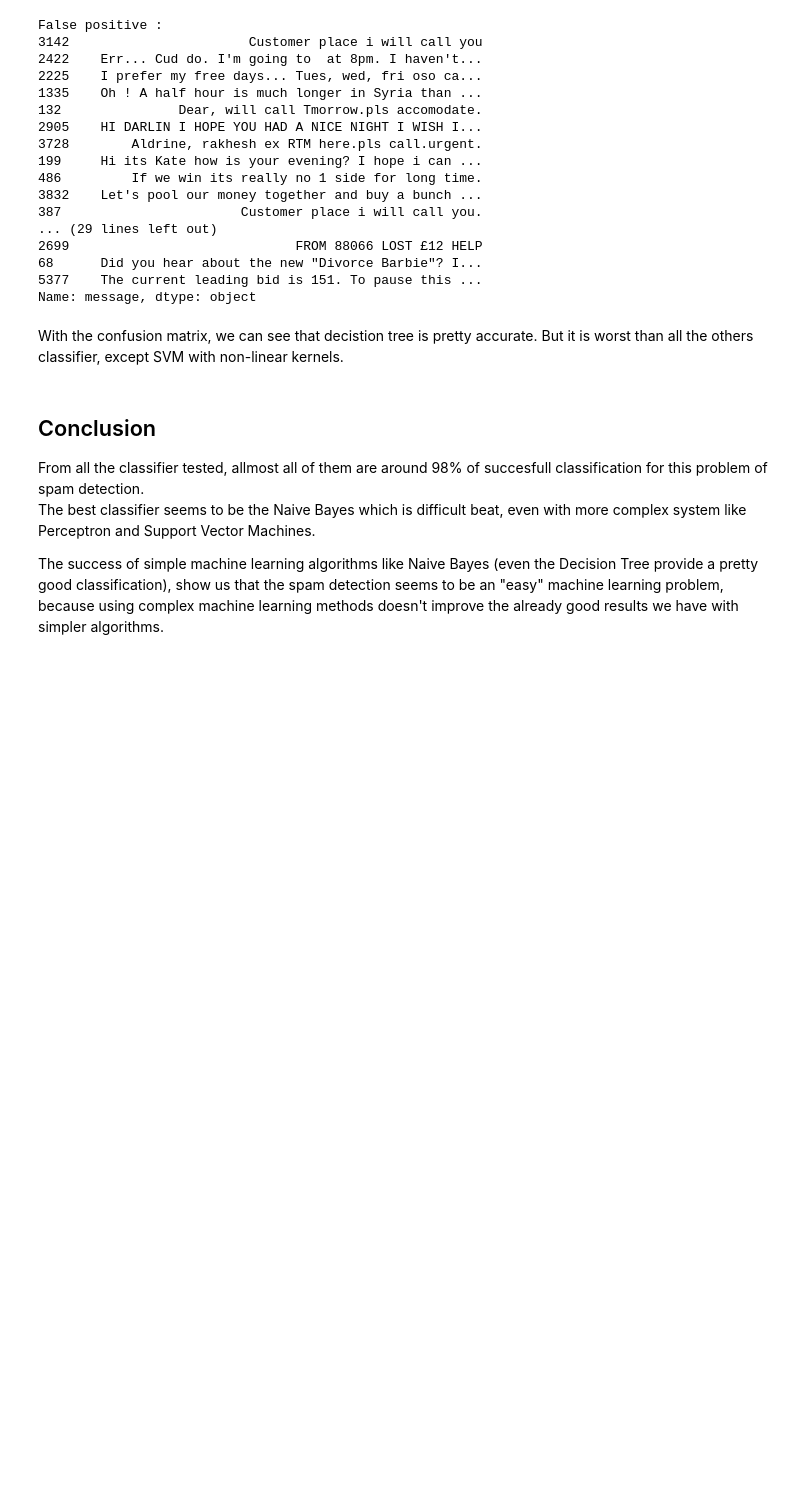
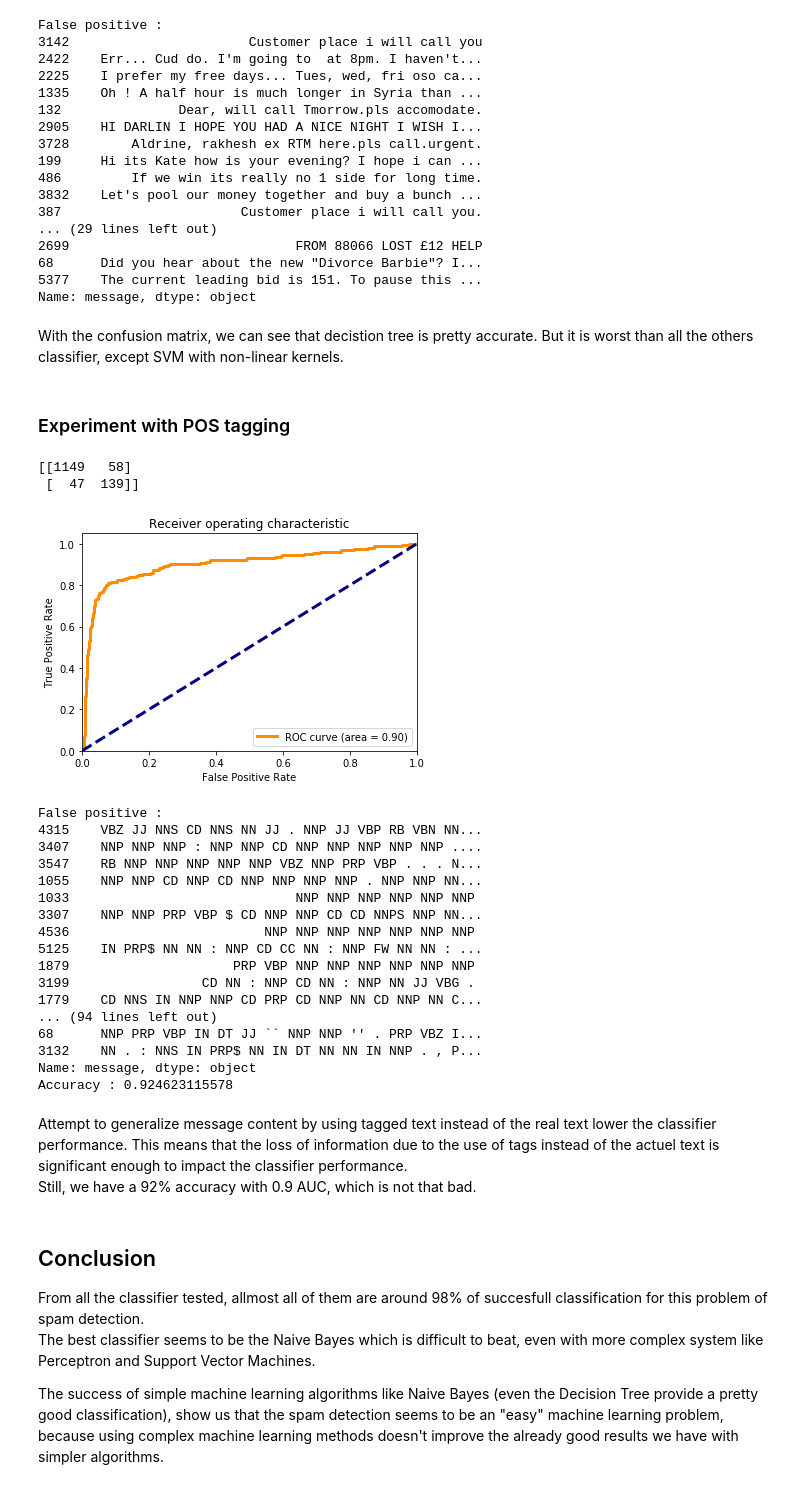
Before and after one commit to HugoJPMartin/SML, a Jupyter notebook: SMS Notebook.ipynb, the cells around one changed output. Cells and saved outputs as stored; diff of their text form; code cells hidden in the pictures; blank space fills up the shorter version.

Commit message:
tagged experiment

```diff
--- a/SMS Notebook.ipynb
+++ b/SMS Notebook.ipynb
@@ -605,3 +606,5 @@ False positive :
 Name: message, dtype: object
 # %% [markdown]
 With the confusion matrix, we can see that decistion tree is pretty accurate. But it is worst than all the others classifier, except SVM with non-linear kernels.
+# %% [markdown]
+### Experiment with POS tagging
@@ -608,7 +629,35 @@ With the confusion matrix, we can see that decistion tree is pretty accurate. Bu
+# %%
+nb = MultinomialNB()
+
+compute_metrics(nb)
+# %% [output]
+[[1149   58]
+ [  47  139]]
+[figure, added]
+False positive :
+4315    VBZ JJ NNS CD NNS NN JJ . NNP JJ VBP RB VBN NN...
+3407    NNP NNP NNP : NNP NNP CD NNP NNP NNP NNP NNP ....
+3547    RB NNP NNP NNP NNP NNP VBZ NNP PRP VBP . . . N...
+1055    NNP NNP CD NNP CD NNP NNP NNP NNP . NNP NNP NN...
+1033                             NNP NNP NNP NNP NNP NNP
+3307    NNP NNP PRP VBP $ CD NNP NNP CD CD NNPS NNP NN...
+4536                         NNP NNP NNP NNP NNP NNP NNP
+5125    IN PRP$ NN NN : NNP CD CC NN : NNP FW NN NN : ...
+1879                     PRP VBP NNP NNP NNP NNP NNP NNP
+3199                 CD NN : NNP CD NN : NNP NN JJ VBG .
+1779    CD NNS IN NNP NNP CD PRP CD NNP NN CD NNP NN C...
+... (94 lines left out)
+68      NNP PRP VBP IN DT JJ `` NNP NNP '' . PRP VBZ I...
+3132    NN . : NNS IN PRP$ NN IN DT NN NN IN NNP . , P...
+Name: message, dtype: object
+Accuracy : 0.924623115578
+# %% [markdown]
+Attempt to generalize message content by using tagged text instead of the real text lower the classifier performance. This means that the loss of information due to the use of tags instead of the actuel text is significant enough to impact the classifier performance.
+Still, we have a 92% accuracy with 0.9 AUC, which is not that bad.
 # %% [markdown]
 ## Conclusion
 
 From all the classifier tested, allmost all of them are around 98% of succesfull classification for this problem of spam detection.
-The best classifier seems to be the Naive Bayes which is difficult beat, even with more complex system like Perceptron and Support Vector Machines.
+The best classifier seems to be the Naive Bayes which is difficult to beat, even with more complex system like Perceptron and Support Vector Machines.
 
 The success of simple machine learning algorithms like Naive Bayes (even the Decision Tree provide a pretty good classification), show us that the spam detection seems to be an "easy" machine learning problem, because using complex machine learning methods doesn't improve the already good results we have with simpler algorithms.
```
Also changed, not shown: parts of 4 cells of this notebook.
